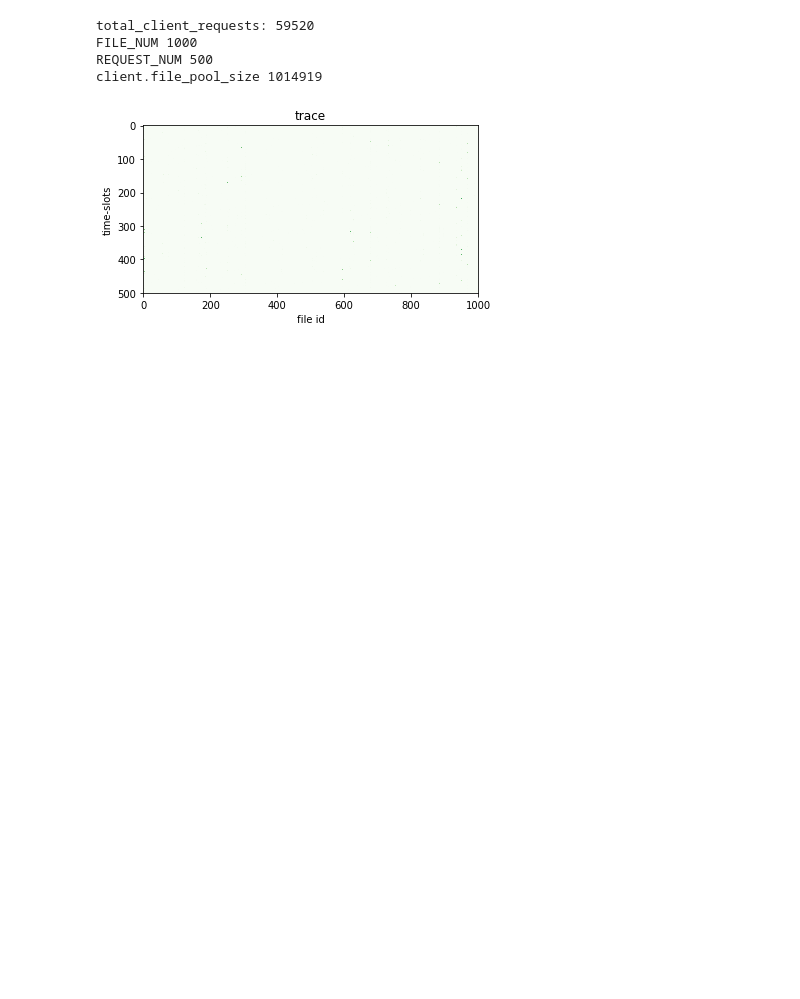
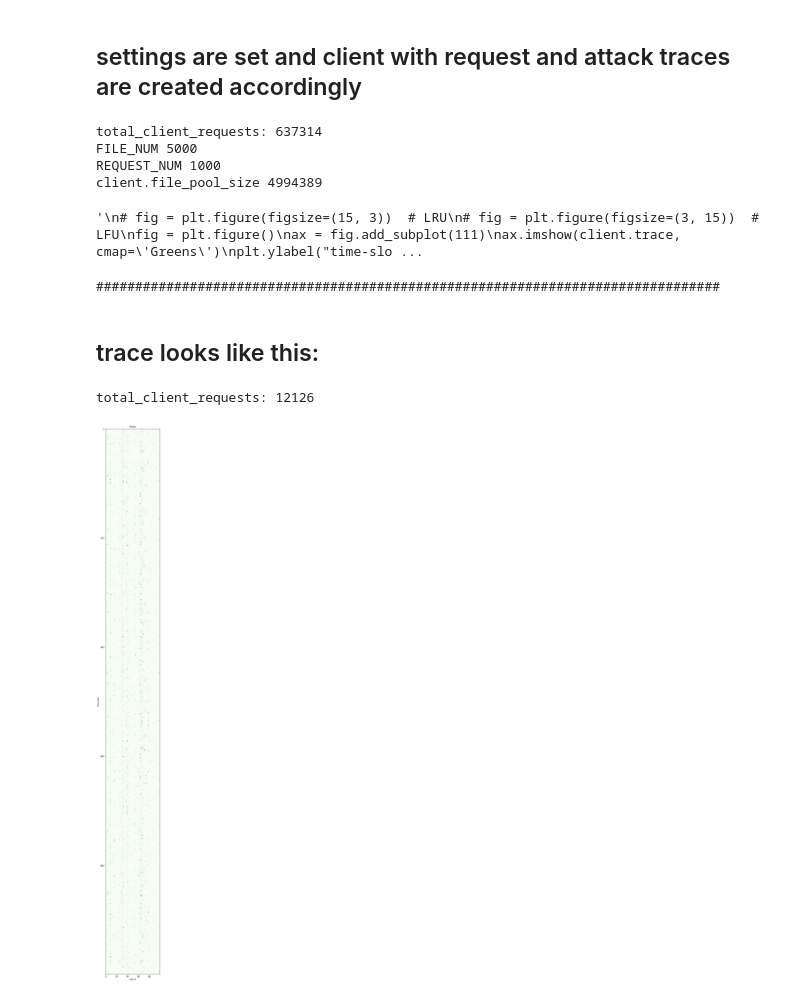
Before and after one commit to Liyunfan1998/CDN-simulation, a Jupyter notebook: simulate_notebook.ipynb, the cells around one changed output. Cells and saved outputs as stored; diff of their text form; code cells hidden in the pictures; blank space fills up the shorter version.

```diff
--- a/simulate_notebook.ipynb
+++ b/simulate_notebook.ipynb
@@ -8,28 +10,54 @@ import numpy as np
+# %% [markdown]
+## settings are set and client with request and attack traces are created accordingly
 # %%
-FILE_NUM = int(1e3)
-REQUEST_NUM = int(5e2)
-client = Client(FILE_NUM, REQUEST_NUM)
+FILE_NUM = int(5e3)
+TIMESTAMP_NUM = int(1e3)
+client = Client(FILE_NUM, TIMESTAMP_NUM)
 
 print('FILE_NUM', FILE_NUM)
-print('REQUEST_NUM', REQUEST_NUM)
+print('REQUEST_NUM', TIMESTAMP_NUM)
 print('client.file_pool_size', client.file_pool_size)
 # pd.DataFrame(client.trace).to_csv('trace_normal.csv')  # 'trace_' + str(np.random.randint(1000)) + '.csv'
 # pd.DataFrame(client.trace_with_attack).to_csv('trace_attack.csv')
+"""
+# fig = plt.figure(figsize=(15, 3))  # LRU
+# fig = plt.figure(figsize=(3, 15))  # LFU
+fig = plt.figure()
+ax = fig.add_subplot(111)
+ax.imshow(client.trace, cmap='Greens')
+plt.ylabel("time-slots")
+plt.xlabel("file id")
+plt.title("trace")
+plt.show()
+"""
 # %% [output]
-total_client_requests: 59520
-FILE_NUM 1000
-REQUEST_NUM 500
-client.file_pool_size 1014919
+total_client_requests: 637314
+FILE_NUM 5000
+REQUEST_NUM 1000
+client.file_pool_size 4994389
+'\n# fig = plt.figure(figsize=(15, 3))  # LRU\n# fig = plt.figure(figsize=(3, 15))  # LFU\nfig = plt.figure()\nax = fig.add_subplot(111)\nax.imshow(client.trace, cmap=\'Greens\')\nplt.ylabel("time-slo ...
+# %%
+server_hit_rate_dict, server_hit_rate_with_attack_dict = {}, {}
+cache_size_array = [1e3, 2e3, 5e3, 1e4, 2e4, 5e4, 1e5, 2e5, 5e5, 1e6]
+print('\n' + '#' * 80 + '\n')
+
+hit_rate_stable_for_all = {}
+# %% [output]
+################################################################################
+# %% [markdown]
+## trace looks like this:
 # %%
-# fig = plt.figure(figsize=(15, 3))  # LRU
-# fig = plt.figure(figsize=(3, 15))  # LFU
-fig = plt.figure()
+FILE_NUM2 = int(1e2)
+TIMESTAMP_NUM2 = int(1e3)
+client2 = Client(FILE_NUM2, TIMESTAMP_NUM2)
+fig = plt.figure(figsize=(10, 50))
 ax = fig.add_subplot(111)
-ax.imshow(client.trace, cmap='Greens')
+ax.imshow(client2.trace, cmap='Greens')
 plt.ylabel("time-slots")
 plt.xlabel("file id")
 plt.title("trace")
 plt.show()
 # %% [output]
+total_client_requests: 12126
-[figure, old version]
+[figure, new version]
 # %%
```
Also changed, not shown: parts of 8 cells of this notebook, 11 other files.
